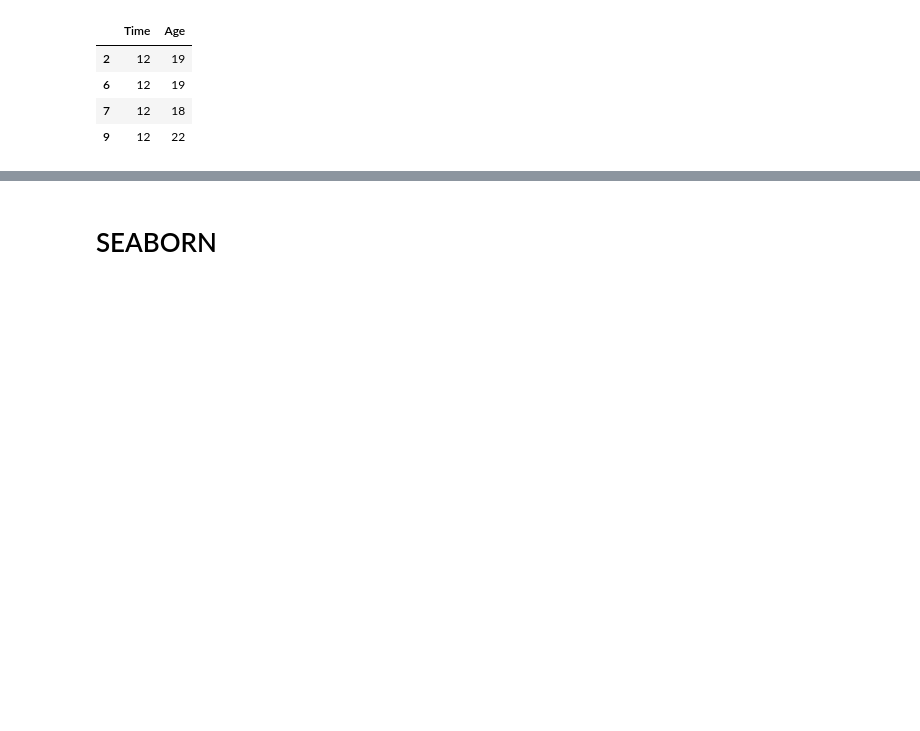
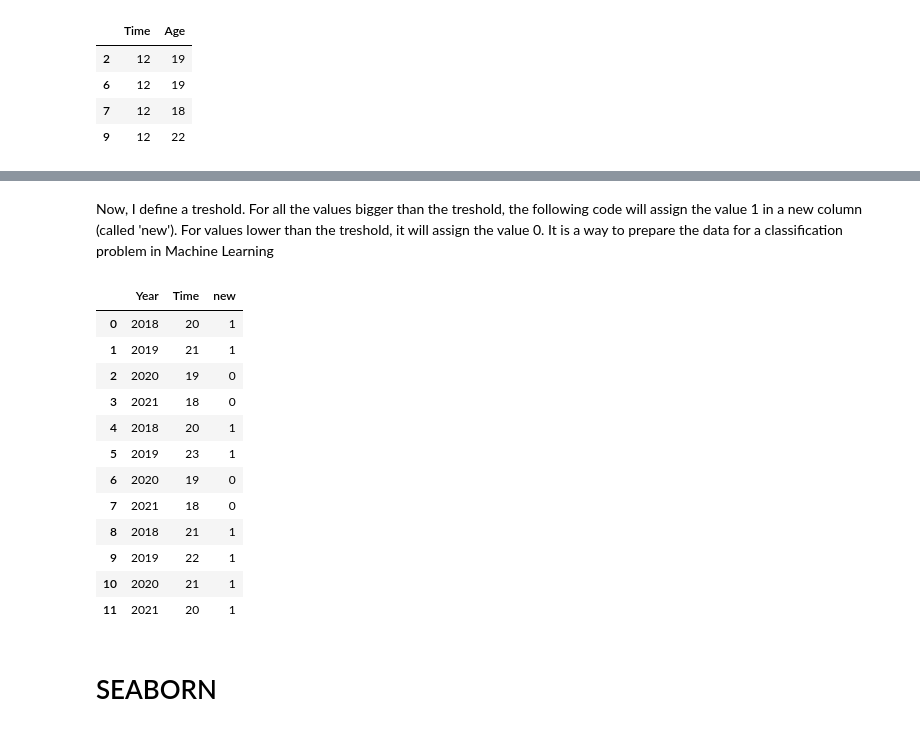
Before and after one commit to federico-trotta/Python_tips, a Jupyter notebook: Python_tips.ipynb, the cells around one changed output, grey strips where cells are left out. Saved outputs shown, nothing was run; the diff lists cells and outputs as text; code cells hidden in the pictures; blank space fills up the shorter version.

Commit message:
added appending 0 or 1 to a new column based on a treshold in Pandas

```diff
--- a/Python_tips.ipynb
+++ b/Python_tips.ipynb
@@ -429,0 +432,17 @@ df.loc[df['Time'] == t_max]
+# %%
+import pandas as pd
+
+#initializing values
+data = {'Year':[2018, 2019, 2020, 2021,
+                2018, 2019, 2020, 2021,
+                2018, 2019, 2020, 2021,],
+          'Time':[20, 21, 19, 18,
+                  20, 23, 19, 18,
+                  21, 22, 21, 20]
+}
+
+#creating dataframe
+df = pd.DataFrame(data)
+
+#showing df
+df
@@ -430,3 +463,28 @@ df.loc[df['Time'] == t_max]
+# %% [markdown]
+Now, I define a treshold.  For all the values bigger than the treshold, the following code will assign the value 1 in a new column (called 'new'). For values lower than the treshold, it will assign the value 0. It is a way to prepare the data for a classification problem in Machine Learning
+# %%
+#defining the treshold value
+threshold = 19
+
+#creating a new column and appending 1 or 0 based on the treshold values in the 'Time' column
+df['new'] = df['Time'].gt(threshold).astype(int)
+
+#showing df
+df
+# %% [output]
+|  | Year | Time | new |
+| 0 | 2018 | 20 | 1 |
+| 1 | 2019 | 21 | 1 |
+| 2 | 2020 | 19 | 0 |
+| 3 | 2021 | 18 | 0 |
+| 4 | 2018 | 20 | 1 |
+| 5 | 2019 | 23 | 1 |
+| 6 | 2020 | 19 | 0 |
+| 7 | 2021 | 18 | 0 |
+| 8 | 2018 | 21 | 1 |
+| 9 | 2019 | 22 | 1 |
+| 10 | 2020 | 21 | 1 |
+| 11 | 2021 | 20 | 1 |
 # %% [markdown]
 # SEABORN
 # %% [markdown]
```
Also changed, not shown: parts of 4 cells of this notebook.
